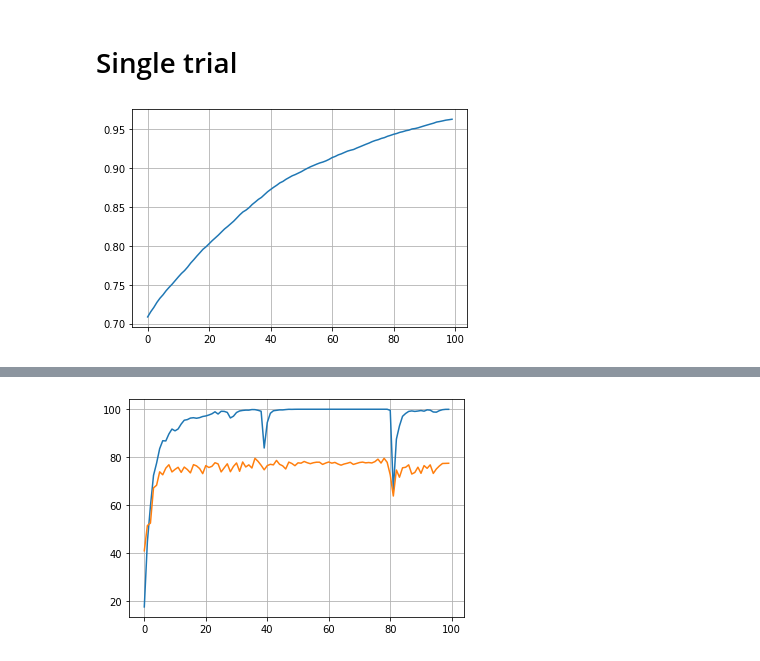
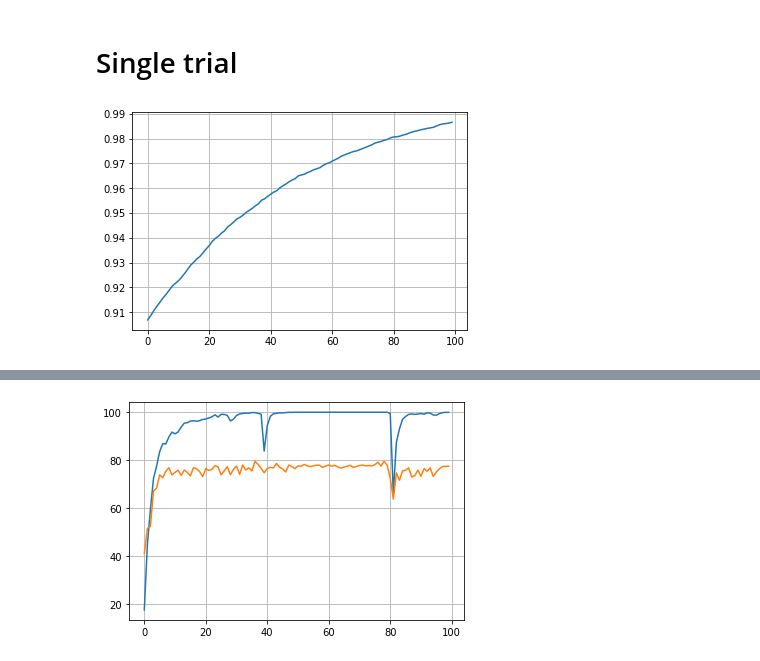
Before and after one commit to HuangHaoyu1997/Reservoir-Computing, a Jupyter notebook: new_RC.ipynb, the cells around one changed output, grey strips where cells are left out. Drawn from its saved outputs; the diff is of its cells as text; code cells hidden in the pictures.

```diff
--- a/new_RC.ipynb
+++ b/new_RC.ipynb
@@ -53,9 +53,12 @@ class config:
     lr = 0.005
     l1 = 0.0003
     l1_targ = 2000
-    dropout = 0.7
+    dropout = 0.9
     dropout_stepping = 0.02
-    dropout_stop = 0.90
+    dropout_stop = 0.96
+    weight_decay = 1e-4
+    label_smoothing = False
+    smoothing = 0.1
     norm = False      # add layer norm before each layer
     shortcut = False
     device = torch.device('cuda')
@@ -407,12 +489,12 @@ def inference(data_set, model):
 # %% [markdown]
 # Single trial
 # %%
-m1 = (torch.rand(config.hid, config.hid) > 0.7).int() * (1-torch.eye(config.hid, config.hid)).int()
+m1 = (torch.rand(config.hid, config.hid) > 0.9).int() * (1-torch.eye(config.hid, config.hid)).int()
 log = []
 for i in range(100):
     m1 = m1&((torch.rand(config.hid, config.hid) > 0.02) * (1-torch.eye(config.hid, config.hid))).int()
     log.append((m1==0).sum().item()/config.hid**2)
 plt.plot(log);plt.grid()
 # %% [output]
-[figure, old version]
+[figure, new version]
 # %%
```
Also changed, not shown: parts of 17 cells of this notebook, 6 other files.
